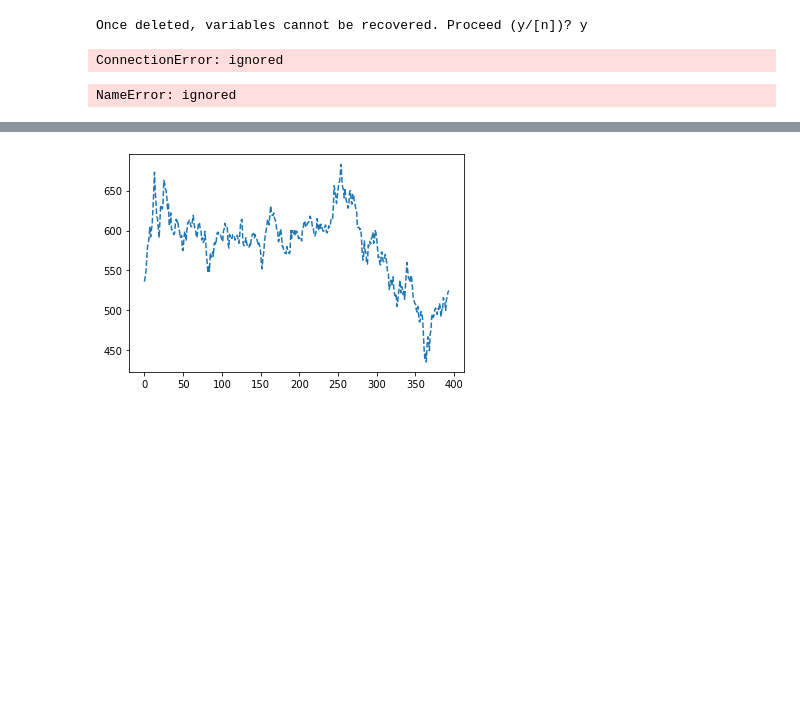
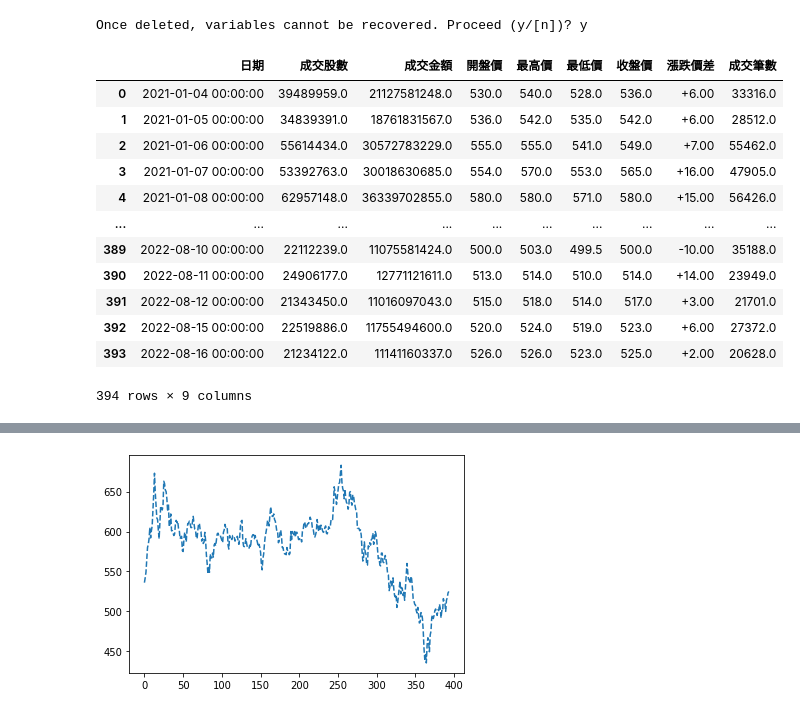
Before and after one commit to TaylorShiehUSI/Github-Colab-test, a Jupyter notebook: 20220814_2230.ipynb, the cells around one changed output, grey strips where cells are left out. Drawn from its saved outputs; the diff is of its cells as text; code cells hidden in the pictures; blank space fills up the shorter version.

```diff
--- a/20220814_2230.ipynb
+++ b/20220814_2230.ipynb
@@ -49,18 +49,28 @@ def get_tw_stock_data(start_year, start_month, end_year, end_month, stock_code):
     return df
 # %%
 ##  input Start - End , and stock index
-stock_df = get_tw_stock_data(start_year = 2022,
+stock_df = get_tw_stock_data(start_year = 2021,
                 start_month = 1,
                 end_year = 2022,
                 end_month = 8,
                 stock_code = 2330)
 stock_df
 # %% [output]
+|  | 日期 | 成交股數 | 成交金額 | 開盤價 | 最高價 | 最低價 | 收盤價 | 漲跌價差 | 成交筆數 |
+| 0 | 2021-01-04 00:00:00 | 39489959.0 | 21127581248.0 | 530.0 | 540.0 | 528.0 | 536.0 | +6.00 | 33316.0 |
+| 1 | 2021-01-05 00:00:00 | 34839391.0 | 18761831567.0 | 536.0 | 542.0 | 535.0 | 542.0 | +6.00 | 28512.0 |
+| 2 | 2021-01-06 00:00:00 | 55614434.0 | 30572783229.0 | 555.0 | 555.0 | 541.0 | 549.0 | +7.00 | 55462.0 |
+| 3 | 2021-01-07 00:00:00 | 53392763.0 | 30018630685.0 | 554.0 | 570.0 | 553.0 | 565.0 | +16.00 | 47905.0 |
+| 4 | 2021-01-08 00:00:00 | 62957148.0 | 36339702855.0 | 580.0 | 580.0 | 571.0 | 580.0 | +15.00 | 56426.0 |
+| ... | ... | ... | ... | ... | ... | ... | ... | ... | ... |
+| 389 | 2022-08-10 00:00:00 | 22112239.0 | 11075581424.0 | 500.0 | 503.0 | 499.5 | 500.0 | -10.00 | 35188.0 |
+| 390 | 2022-08-11 00:00:00 | 24906177.0 | 12771121611.0 | 513.0 | 514.0 | 510.0 | 514.0 | +14.00 | 23949.0 |
+| 391 | 2022-08-12 00:00:00 | 21343450.0 | 11016097043.0 | 515.0 | 518.0 | 514.0 | 517.0 | +3.00 | 21701.0 |
+| 392 | 2022-08-15 00:00:00 | 22519886.0 | 11755494600.0 | 520.0 | 524.0 | 519.0 | 523.0 | +6.00 | 27372.0 |
+| 393 | 2022-08-16 00:00:00 | 21234122.0 | 11141160337.0 | 526.0 | 526.0 | 523.0 | 525.0 | +2.00 | 20628.0 |
-ConnectionError: ignored
+394 rows × 9 columns
 # %%
 stock_df.to_csv('2230.csv',encoding='utf-8_sig')
-# %% [output]
-NameError: ignored
 # %%
 ## Data Processing // Add is_up
 import numpy as np
```
Also changed, not shown: parts of 6 cells of this notebook.
